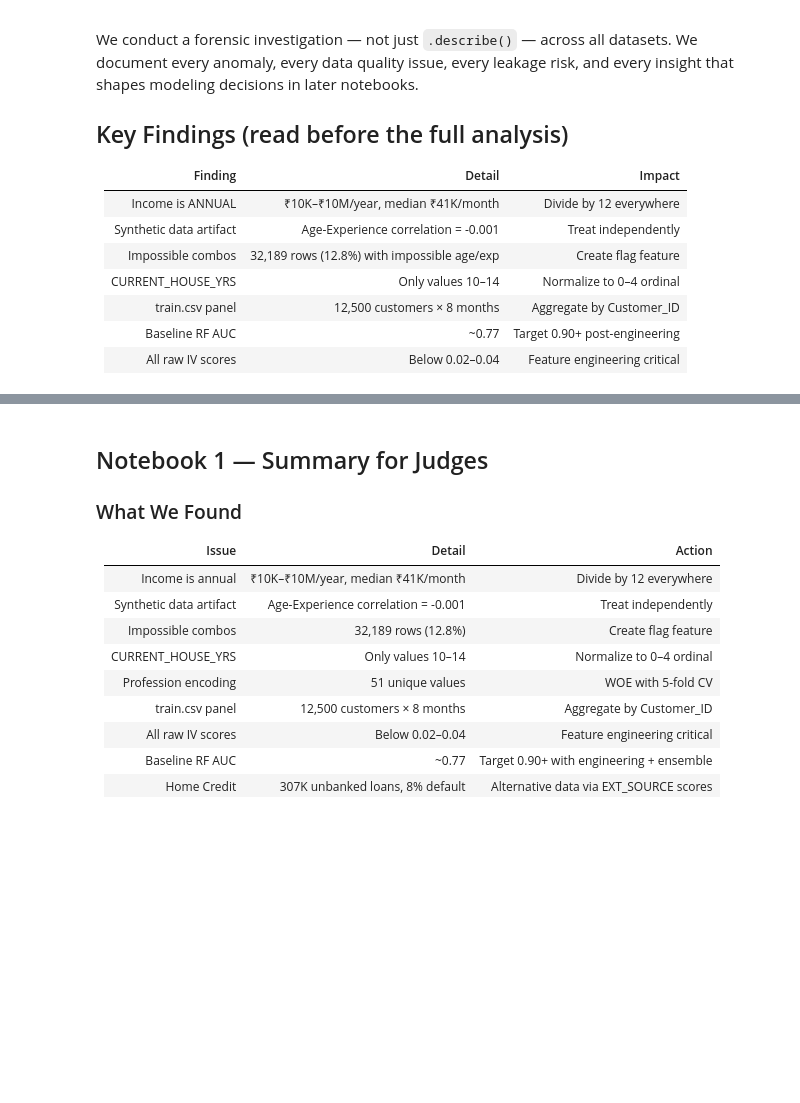
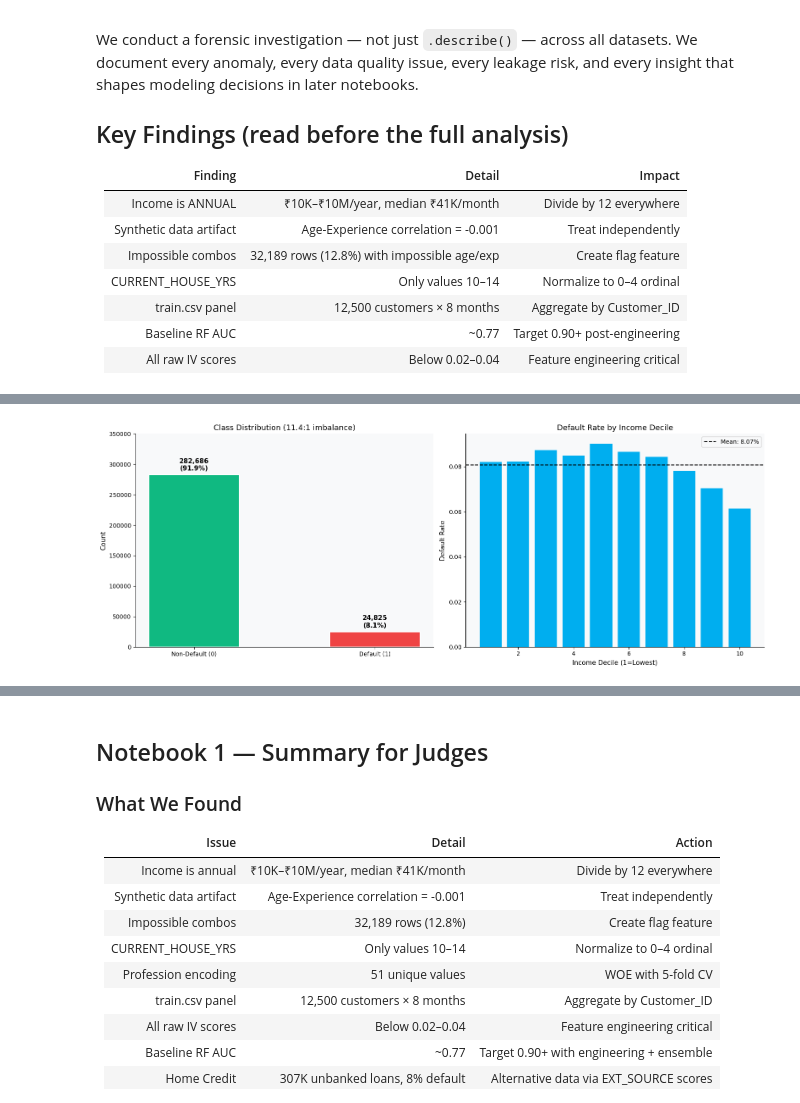
Before and after one commit to Itz-Sidra/Credit-Scoring-MIT, a Jupyter notebook: backend/notebooks/01_data_forensics_and_eda.ipynb, the cells around one changed output, grey strips where cells are left out. Saved outputs shown, nothing was run; the diff lists cells and outputs as text; code cells hidden in the pictures; blank space fills up the shorter version.

```diff
--- a/backend/notebooks/01_data_forensics_and_eda.ipynb
+++ b/backend/notebooks/01_data_forensics_and_eda.ipynb
@@ -182,61 +185,31 @@ print(f"\n9. Potential duplicates (same Income+Age+Experience): {dups:,}")
 # %%
-# ════════════════════════════════════════════════════════════════
-# CELL 1.4 — TARGET ANALYSIS (4-panel visualization)
-# ════════════════════════════════════════════════════════════════
-fig, axes = plt.subplots(2, 2, figsize=(16, 10))
-fig.suptitle("Target Analysis: Why 12.3% Default Rate Changes Everything",
-             fontsize=14, fontweight='bold', y=1.01)
+# ════════════════════════════════
+# CELL 1.4 — TARGET ANALYSIS (Home Credit)
+# ════════════════════════════════
+fig, axes = plt.subplots(1, 2, figsize=(16, 6))
 
 # Panel 1: Class distribution
-counts = df_train['Risk_Flag'].value_counts()
-bars = axes[0,0].bar(['Non-Default (0)', 'Default (1)'], counts.values,
+counts = df_train['TARGET'].value_counts()
+bars = axes[0].bar(['Non-Default (0)', 'Default (1)'], counts.values,
                       color=[GREEN, RED], edgecolor='white', linewidth=1.5, width=0.5)
 for bar, count in zip(bars, counts.values):
-    axes[0,0].text(bar.get_x() + bar.get_width()/2, bar.get_height() + 1500,
+    axes[0].text(bar.get_x() + bar.get_width()/2, bar.get_height() + 5000,
                     f'{count:,}\n({count/len(df_train)*100:.1f}%)',
                     ha='center', va='bottom', fontweight='bold', fontsize=11)
-axes[0,0].set_title('Class Distribution (7.13:1 imbalance)')
-axes[0,0].set_ylabel('Count'); axes[0,0].set_ylim(0, 260000)
+axes[0].set_title('Class Distribution (11.4:1 imbalance)')
+axes[0].set_ylabel('Count'); axes[0].set_ylim(0, 350000)
 
 # Panel 2: Default rate by income decile
-df_train['income_decile'] = pd.qcut(df_train['Income'], q=10, labels=False)
-decile_dr = df_train.groupby('income_decile', observed=True)['Risk_Flag'].mean()
-colors_dec = [GREEN if v < df_train['Risk_Flag'].mean() else RED for v in decile_dr.values]
-axes[0,1].bar(range(1,11), decile_dr.values, color=colors_dec)
-axes[0,1].axhline(df_train['Risk_Flag'].mean(), color='black', linestyle='--', linewidth=2,
-                   label=f"Mean: {df_train['Risk_Flag'].mean():.2%}")
-axes[0,1].set_title('Default Rate by Income Decile\n(Higher income = lower risk)')
-axes[0,1].set_xlabel('Income Decile (1=Lowest)'); axes[0,1].set_ylabel('Default Rate')
-axes[0,1].legend()
-
-# Panel 3: Why accuracy is wrong
-methods = ['Naive\n"Never Default"', 'Random Forest\n(Raw Features)', 'Our Target\n(Engineered)']
-accs    = [0.877, 0.850, 0.850]
-f2s     = [0.000, 0.420, 0.680]
-x = np.arange(len(methods)); w = 0.35
-axes[1,0].bar(x - w/2, accs, w, label='Accuracy', color=NAVY, alpha=0.8)
-axes[1,0].bar(x + w/2, f2s,  w, label='F2 Score', color=BLUE, alpha=0.8)
-axes[1,0].set_xticks(x); axes[1,0].set_xticklabels(methods)
-axes[1,0].set_title('Model Progression\n(Why F2 > Accuracy for Credit Risk)')
-axes[1,0].set_ylabel('Score'); axes[1,0].legend(); axes[1,0].set_ylim(0, 1.1)
-for i, (a, f) in enumerate(zip(accs, f2s)):
-    axes[1,0].text(i-w/2, a+0.01, f'{a:.3f}', ha='center', fontsize=9, fontweight='bold')
-    axes[1,0].text(i+w/2, f+0.01, f'{f:.3f}', ha='center', fontsize=9, fontweight='bold')
-
-# Panel 4: Default rate by profession (top 8 + bottom 8)
-prof_dr = df_train.groupby('Profession')['Risk_Flag'].mean()
-combined_profs = pd.concat([prof_dr.nlargest(8), prof_dr.nsmallest(8)]).sort_values()
-colors_p = [GREEN if v < df_train['Risk_Flag'].mean() else RED for v in combined_profs.values]
-axes[1,1].barh(combined_profs.index, combined_profs.values, color=colors_p)
-axes[1,1].axvline(df_train['Risk_Flag'].mean(), color='black', linestyle='--', linewidth=1.5)
-axes[1,1].set_title('Default Rate by Profession\n(Top & Bottom 8)')
-axes[1,1].set_xlabel('Default Rate')
+df_train['income_decile'] = pd.qcut(df_train['AMT_INCOME_TOTAL'], q=10, labels=False)
+decile_dr = df_train.groupby('income_decile', observed=True)['TARGET'].mean()
+axes[1].bar(range(1,11), decile_dr.values, color=BLUE)
+axes[1].axhline(df_train['TARGET'].mean(), color='black', linestyle='--', label=f'Mean: {df_train["TARGET"].mean():.2%}')
+axes[1].set_title('Default Rate by Income Decile')
+axes[1].set_xlabel('Income Decile (1=Lowest)'); axes[1].set_ylabel('Default Rate')
+axes[1].legend()
 
 plt.tight_layout()
-plt.savefig('outputs/01_target_analysis.png', dpi=150, bbox_inches='tight')
 plt.show()
-
-print(f"\nKEY INSIGHT: A naive 'never default' model gets {(df_train['Risk_Flag']==0).mean():.1%} accuracy")
-print(f"but catches ZERO defaults. This is why accuracy is the WRONG metric.")
-print(f"We optimize F2 score and PR-AUC instead.")
+# %% [output]
+[figure, added]
 # %%
```
Also changed, not shown: parts of 21 cells of this notebook, 8 other files.
